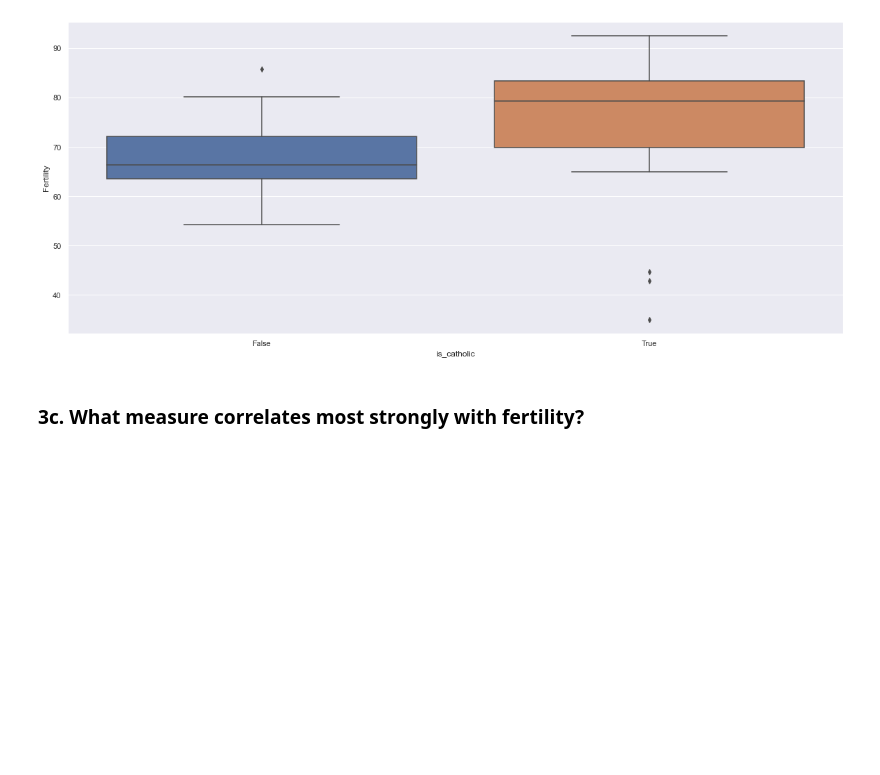
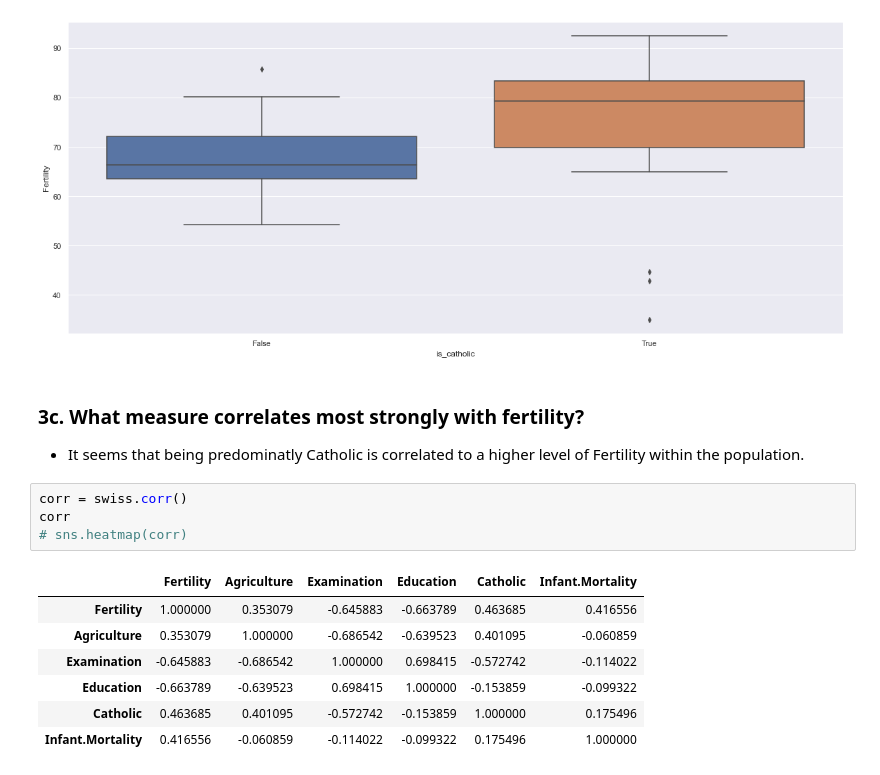
Before and after one commit to CharlesAtchison/numpy-pandas-visualization-exercises, a Jupyter notebook: seaborn_exercises.ipynb, the cells around one changed output. Saved outputs shown, nothing was run; the diff lists cells and outputs as text; blank space fills up the shorter version.

```diff
--- a/seaborn_exercises.ipynb
+++ b/seaborn_exercises.ipynb
@@ -156,3 +137,17 @@ sns.boxplot(data=cs, x='is_catholic', y='Fertility')
 [figure]
 # %% [markdown]
 ### 3c. What measure correlates most strongly with fertility?
+
+* It seems that being predominatly Catholic is correlated to a higher level of Fertility within the population.
+# %%
+corr = swiss.corr()
+corr
+# sns.heatmap(corr)
+# %% [output]
+|  | Fertility | Agriculture | Examination | Education | Catholic | Infant.Mortality |
+| Fertility | 1.000000 | 0.353079 | -0.645883 | -0.663789 | 0.463685 | 0.416556 |
+| Agriculture | 0.353079 | 1.000000 | -0.686542 | -0.639523 | 0.401095 | -0.060859 |
+| Examination | -0.645883 | -0.686542 | 1.000000 | 0.698415 | -0.572742 | -0.114022 |
+| Education | -0.663789 | -0.639523 | 0.698415 | 1.000000 | -0.153859 | -0.099322 |
+| Catholic | 0.463685 | 0.401095 | -0.572742 | -0.153859 | 1.000000 | 0.175496 |
+| Infant.Mortality | 0.416556 | -0.060859 | -0.114022 | -0.099322 | 0.175496 | 1.000000 |
```
Also changed, not shown: parts of 6 cells of this notebook, 1 other file.
